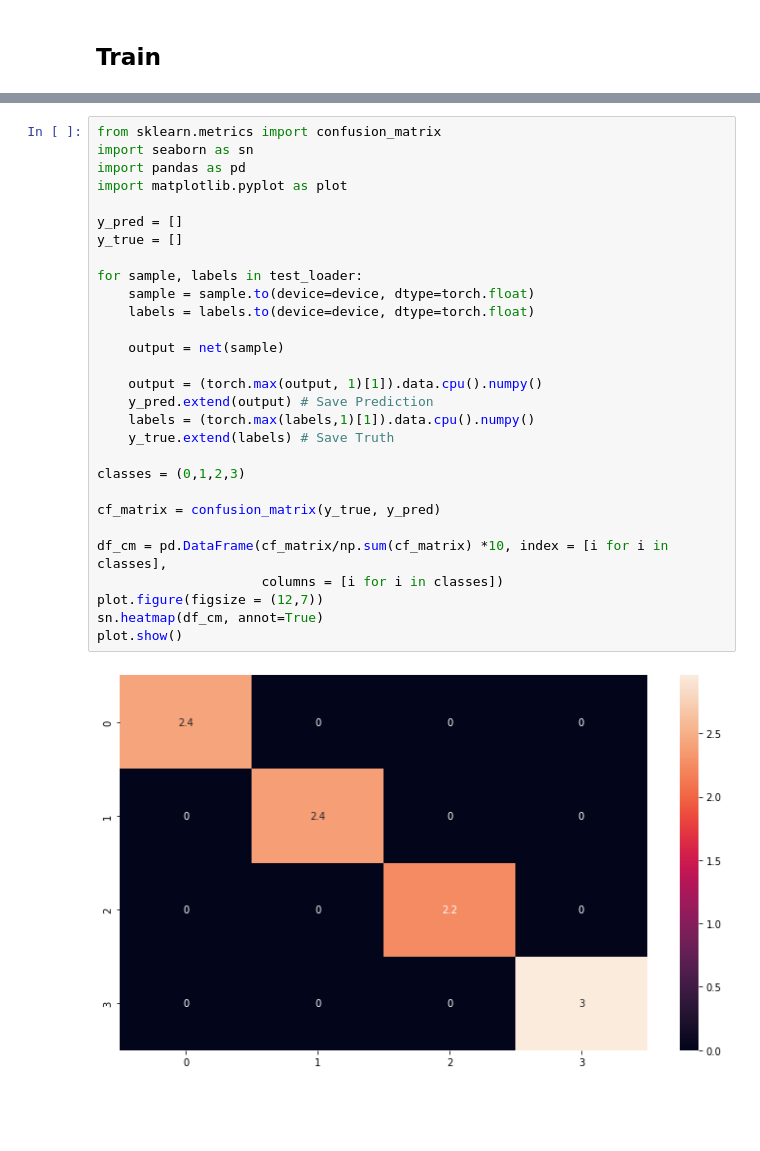
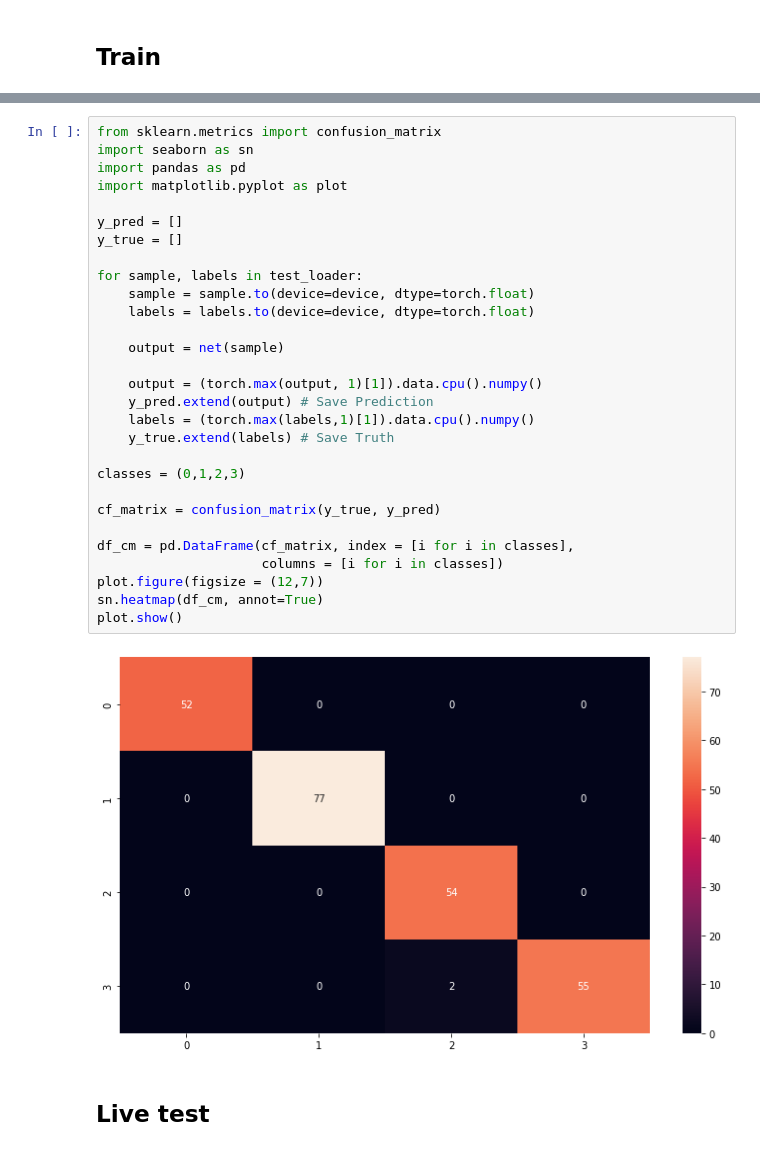
Before and after one commit to jjustin/ec-international-2022, a Jupyter notebook: submission/code/doesThisWork.ipynb, the cells around one changed output, grey strips where cells are left out. Drawn from its saved outputs; the diff is of its cells as text; blank space fills up the shorter version.

```diff
--- a/submission/code/doesThisWork.ipynb
+++ b/submission/code/doesThisWork.ipynb
@@ -222,31 +224,33 @@ for epoch in range(200):
-# %%
-from sklearn.metrics import confusion_matrix
-import seaborn as sn
-import pandas as pd
-import matplotlib.pyplot as plot
-
-y_pred = []
-y_true = []
-
-for sample, labels in test_loader:
-    sample = sample.to(device=device, dtype=torch.float)
-    labels = labels.to(device=device, dtype=torch.float)
-
-    output = net(sample)
-
-    output = (torch.max(output, 1)[1]).data.cpu().numpy()
-    y_pred.extend(output) # Save Prediction
-    labels = (torch.max(labels,1)[1]).data.cpu().numpy()
-    y_true.extend(labels) # Save Truth
-
-classes = (0,1,2,3)
-
-cf_matrix = confusion_matrix(y_true, y_pred)
-
-df_cm = pd.DataFrame(cf_matrix/np.sum(cf_matrix) *10, index = [i for i in classes],
-                     columns = [i for i in classes])
-plot.figure(figsize = (12,7))
-sn.heatmap(df_cm, annot=True)
-plot.show()
-# %% [output]
-[figure, removed]
+# %%
+from sklearn.metrics import confusion_matrix
+import seaborn as sn
+import pandas as pd
+import matplotlib.pyplot as plot
+
+y_pred = []
+y_true = []
+
+for sample, labels in test_loader:
+    sample = sample.to(device=device, dtype=torch.float)
+    labels = labels.to(device=device, dtype=torch.float)
+
+    output = net(sample)
+
+    output = (torch.max(output, 1)[1]).data.cpu().numpy()
+    y_pred.extend(output) # Save Prediction
+    labels = (torch.max(labels,1)[1]).data.cpu().numpy()
+    y_true.extend(labels) # Save Truth
+
+classes = (0,1,2,3)
+
+cf_matrix = confusion_matrix(y_true, y_pred)
+
+df_cm = pd.DataFrame(cf_matrix, index = [i for i in classes],
+                     columns = [i for i in classes])
+plot.figure(figsize = (12,7))
+sn.heatmap(df_cm, annot=True)
+plot.show()
+# %% [output]
+[figure, added]
+# %% [markdown]
+## Live test
```
Also changed, not shown: parts of 5 cells of this notebook.
